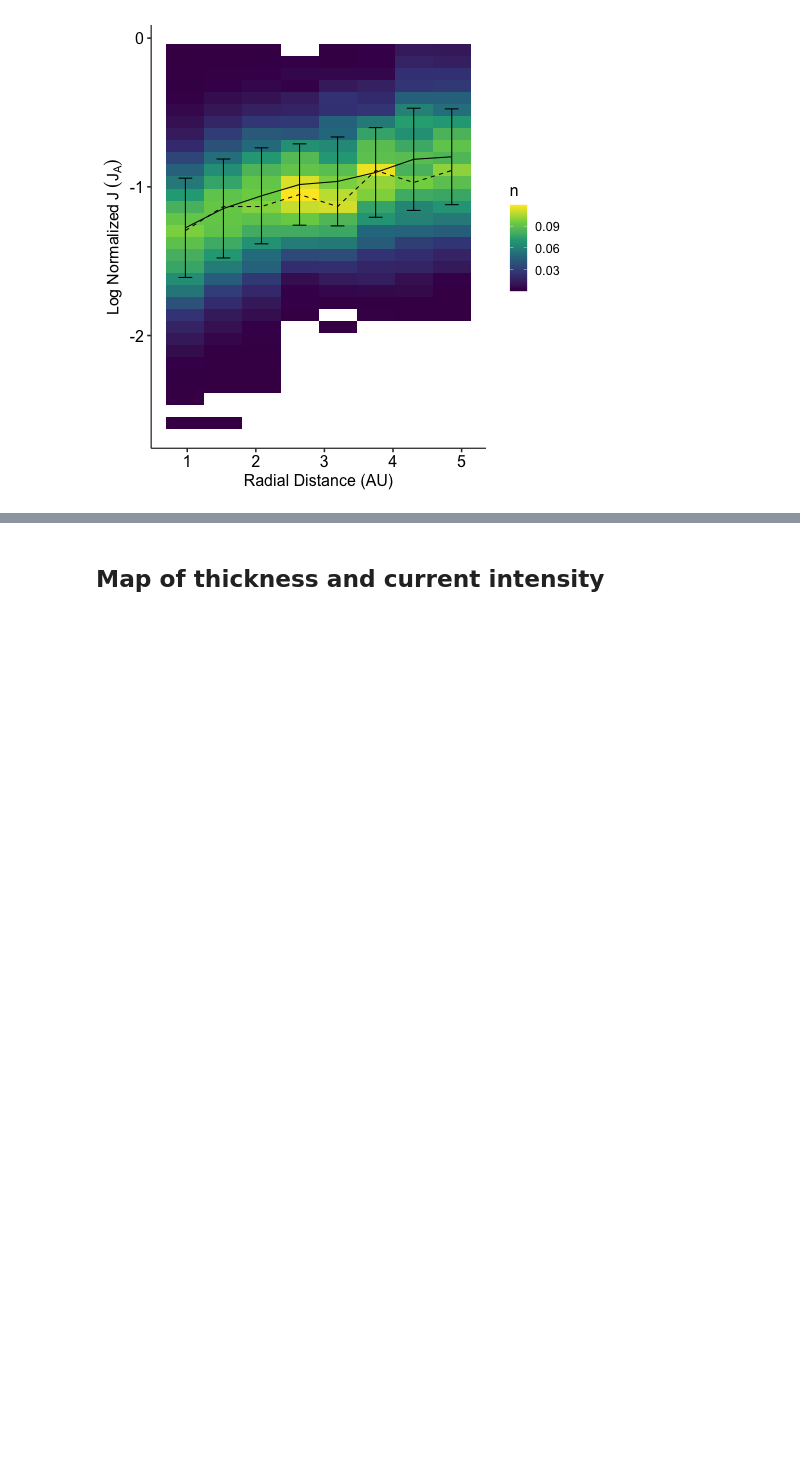
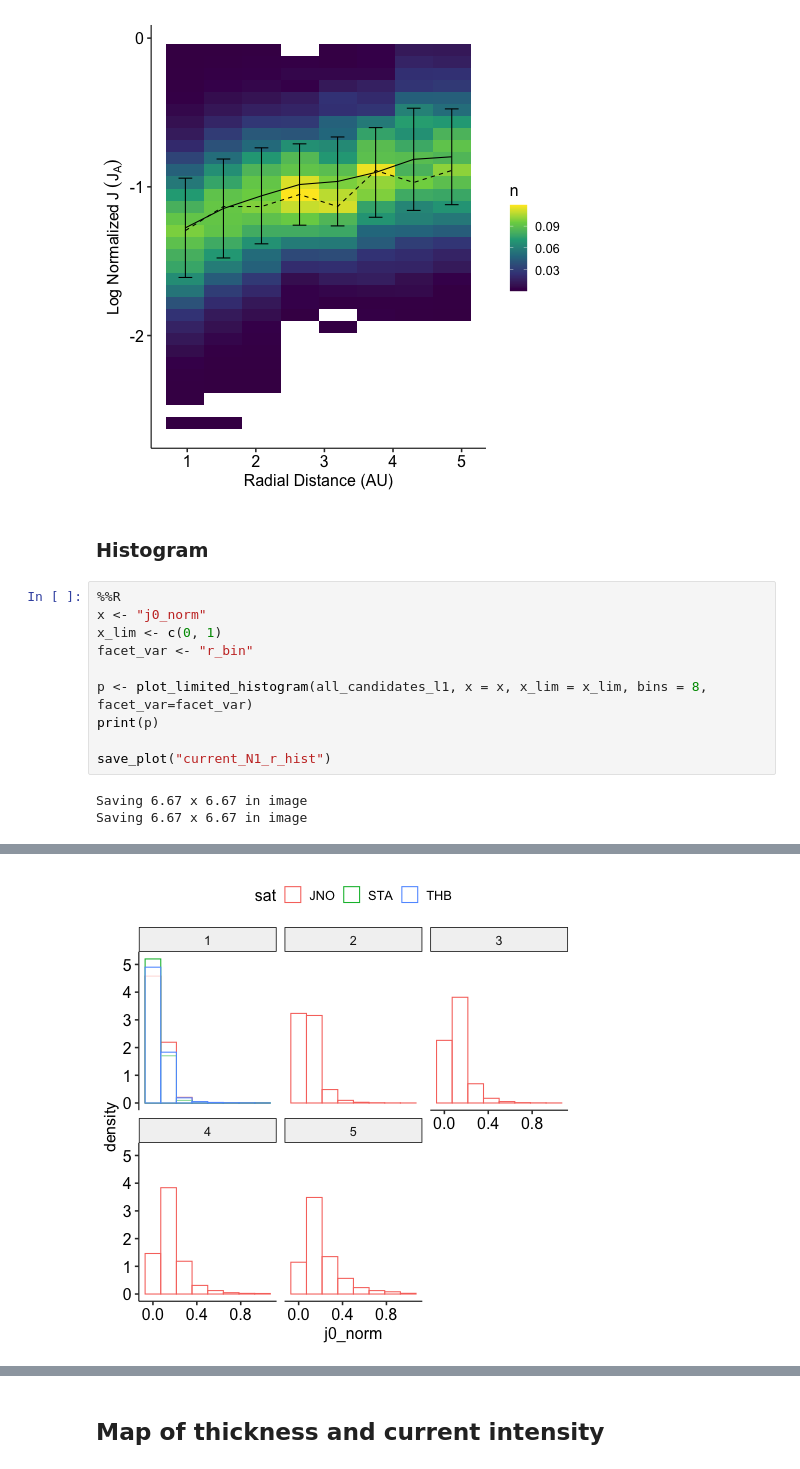
Before and after one commit to Beforerr/discontinuitypy, a Jupyter notebook: notebooks/analysis/02_properties.ipynb, the cells around one changed output, grey strips where cells are left out. Cells and saved outputs as stored; diff of their text form; blank space fills up the shorter version.

```diff
--- a/notebooks/analysis/02_properties.ipynb
+++ b/notebooks/analysis/02_properties.ipynb
@@ -454,3 +499,18 @@ Saving 6.67 x 6.67 in image
 Saving 6.67 x 6.67 in image
 [interactive output not drawn]
 [figure]
+# %% [markdown]
+### Histogram
+# %%
+%%R
+x <- "j0_norm"
+x_lim <- c(0, 1)
+facet_var <- "r_bin"
+
+p <- plot_limited_histogram(all_candidates_l1, x = x, x_lim = x_lim, bins = 8, facet_var=facet_var)
+print(p)
+
+save_plot("current_N1_r_hist")
+# %% [output]
+Saving 6.67 x 6.67 in image
+Saving 6.67 x 6.67 in image
@@ -456,0 +518 @@ Saving 6.67 x 6.67 in image
+[figure, added]
```
Also changed, not shown: parts of 22 cells of this notebook, 18 other files.
